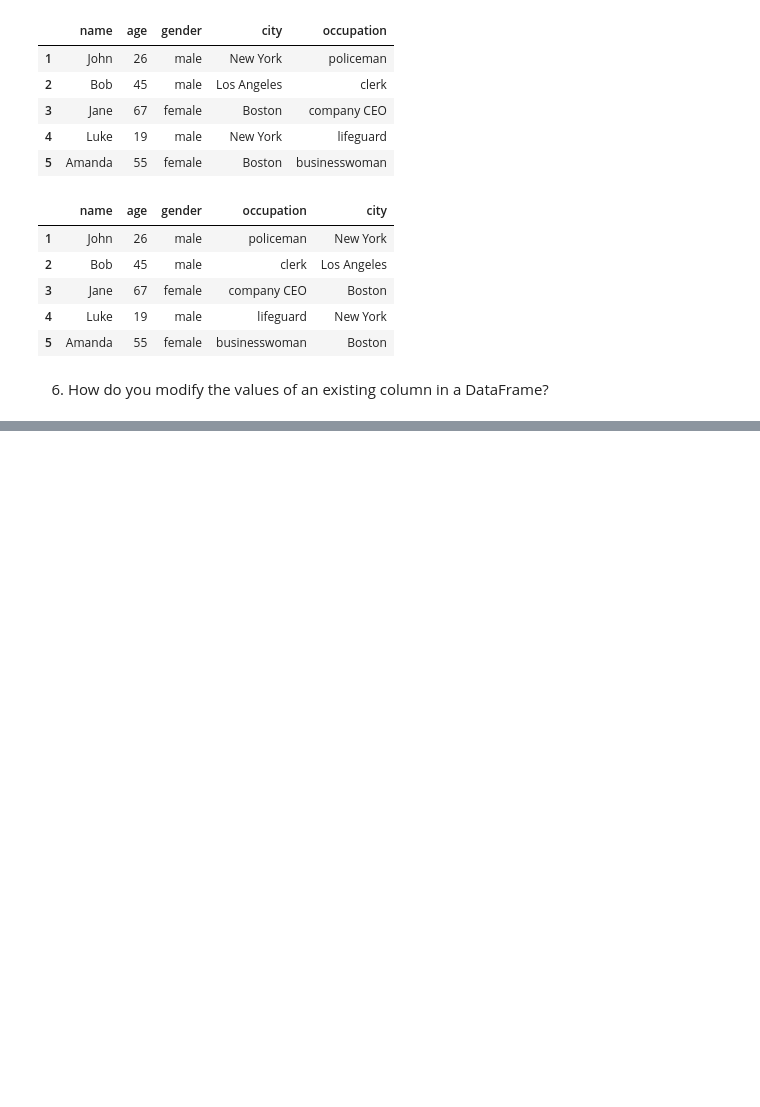
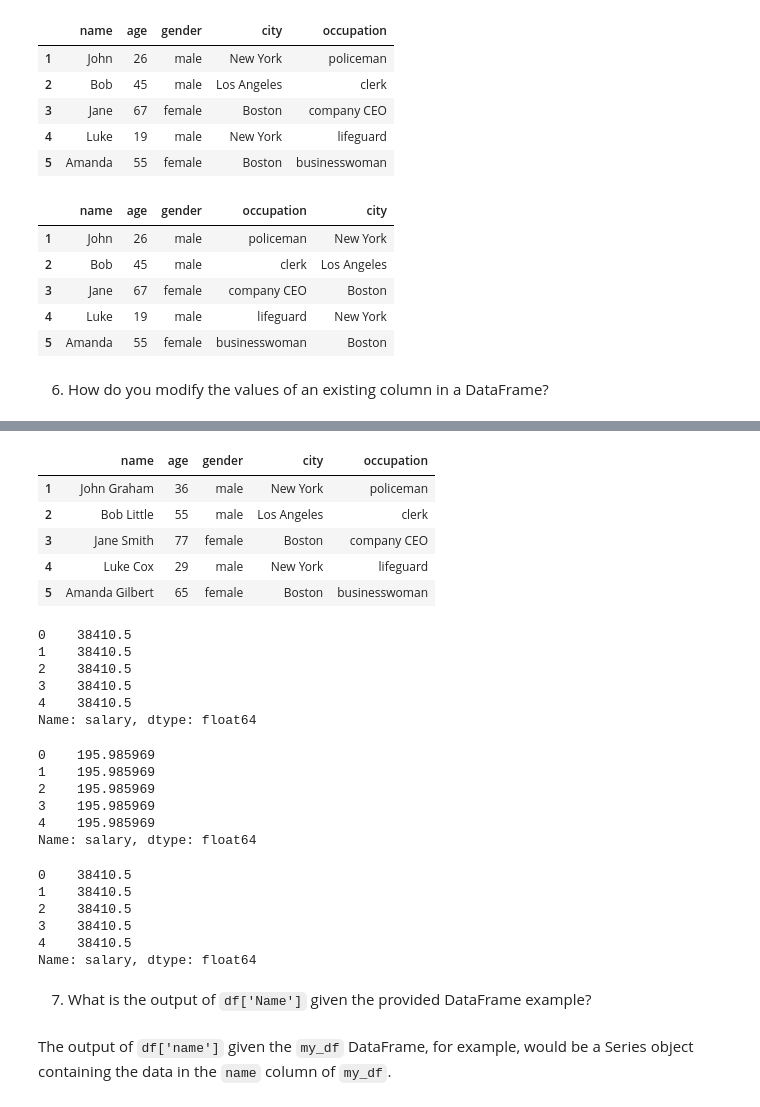
Before and after one commit to jordanriver/DScourse, a Jupyter notebook: Homework/week4_ex_jordan.ipynb, the cells around one changed output, grey strips where cells are left out. Cells and saved outputs as stored; diff of their text form; code cells hidden in the pictures; blank space fills up the shorter version.

```diff
--- a/Homework/week4_ex_jordan.ipynb
+++ b/Homework/week4_ex_jordan.ipynb
@@ -137,0 +155,44 @@ my_df[['name', 'age', 'gender', 'occupation', 'city']]
+# %%
+my_df['age'] += 10
+my_df
+# %% [output]
+|  | name | age | gender | city | occupation |
+| 1 | John Graham | 36 | male | New York | policeman |
+| 2 | Bob Little | 55 | male | Los Angeles | clerk |
+| 3 | Jane Smith | 77 | female | Boston | company CEO |
+| 4 | Luke Cox | 29 | male | New York | lifeguard |
+| 5 | Amanda Gilbert | 65 | female | Boston | businesswoman |
+# %%
+df['salary'].head()
+# %% [output]
+0    38410.5
+1    38410.5
+2    38410.5
+3    38410.5
+4    38410.5
+Name: salary, dtype: float64
+# %%
+df['salary'] = df['salary'].apply(lambda row: row ** 0.5)
+df['salary'].head()
+# %% [output]
+0    195.985969
+1    195.985969
+2    195.985969
+3    195.985969
+4    195.985969
+Name: salary, dtype: float64
+# %%
+#Revert 'salary' column back
+df['salary'] = df['salary'].apply(lambda row: row ** 2)
+df['salary'].head()
+# %% [output]
+0    38410.5
+1    38410.5
+2    38410.5
+3    38410.5
+4    38410.5
+Name: salary, dtype: float64
+# %% [markdown]
+7. What is the output of `df['Name']` given the provided DataFrame example?
+# %% [markdown]
+The output of `df['name']` given the `my_df` DataFrame, for example, would be a Series object containing the data in the `name` column of `my_df`.
```
Also changed, not shown: parts of 12 cells of this notebook.
